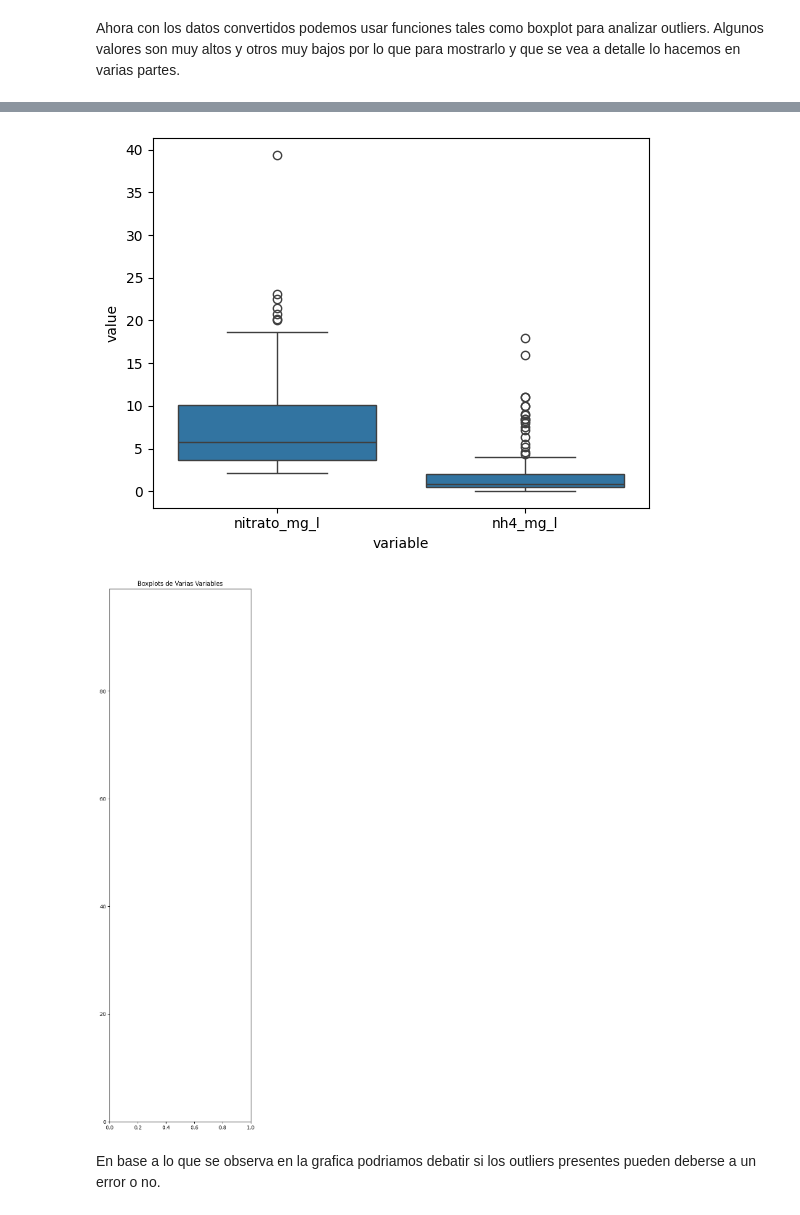
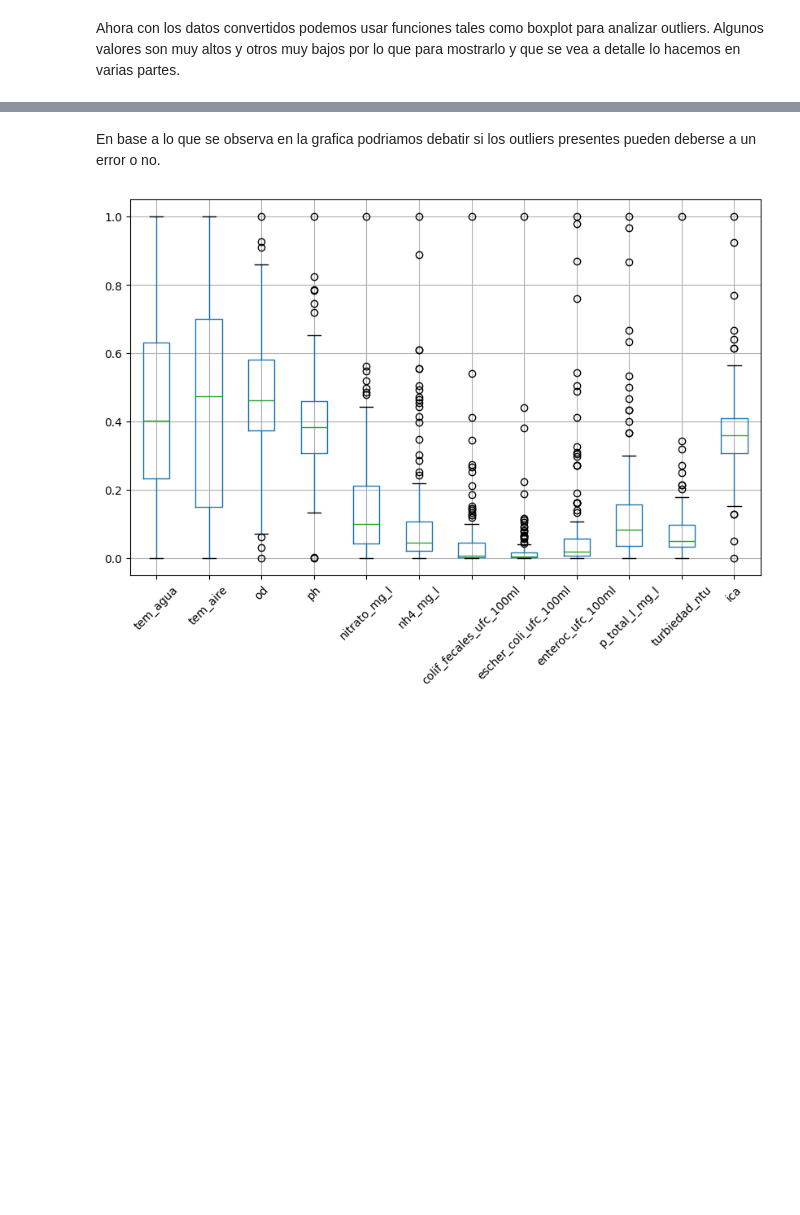
Before and after one commit to MaximoReynoso/TrabajoEspecial, a Jupyter notebook: TrabajoEspecial.ipynb, the cells around one changed output, grey strips where cells are left out. Drawn from its saved outputs; the diff is of its cells as text; code cells hidden in the pictures; blank space fills up the shorter version.

```diff
--- a/TrabajoEspecial.ipynb
+++ b/TrabajoEspecial.ipynb
@@ -223,16 +244,10 @@ plt.show()
-# %%
-columnas3=['nitrato_mg_l','nh4_mg_l']
-datos = preprocessed_dataset.melt(value_vars=columnas3)
-
-# Crear los boxplots con Seaborn
-sns.boxplot(x='variable', y='value', data=datos)
-plt.figure(figsize=(5, 19))
-plt.ylim([0,99])
-plt.title("Boxplots de Varias Variables")
-plt.show()
-# %% [output]
-[figure, removed]
-[figure, removed]
 # %% [markdown]
 En base a lo que se observa en la grafica podriamos debatir si los outliers presentes
 pueden deberse a un error o no.
+# %%
+ # Selecciona las columnas que quieres visualizar
+copia[columnas2].boxplot(figsize=(10, 6))
+plt.xticks(rotation=45)
+plt.show()
+# %% [output]
+[figure, added]
```
Also changed, not shown: parts of 2 cells of this notebook.
